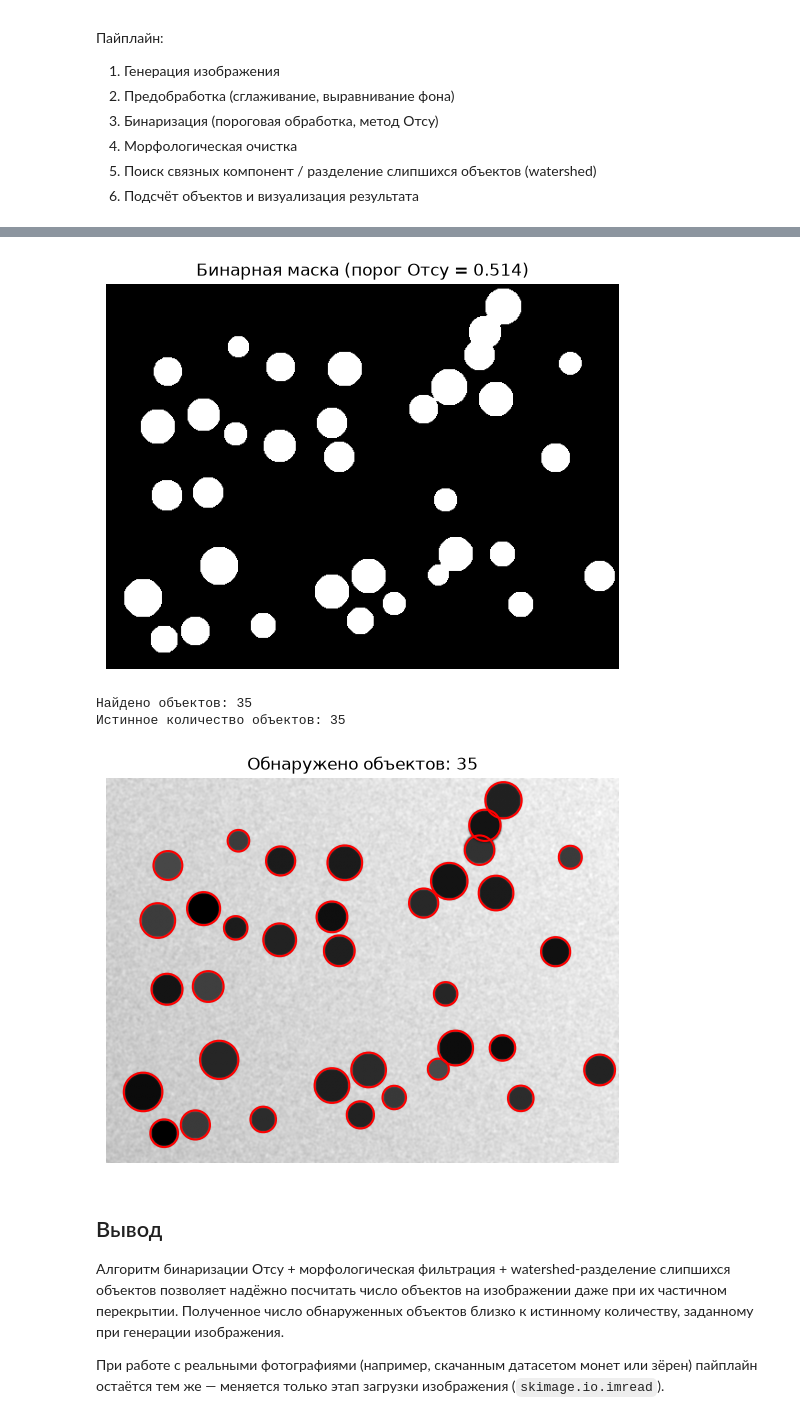
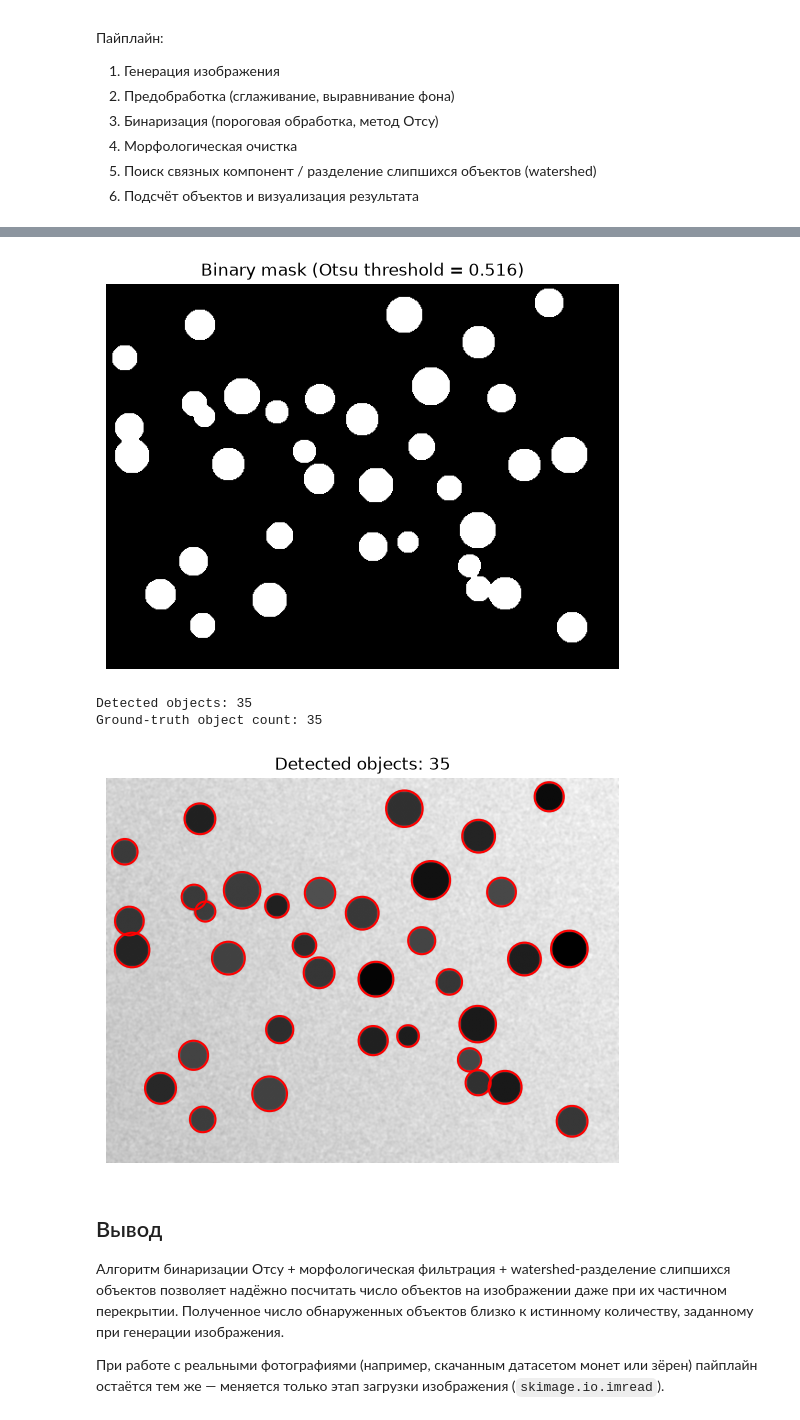
Before and after one commit to sdavidkh/test, a Jupyter notebook: image_processing_homework/detection_and_counting.ipynb, the cells around one changed output, grey strips where cells are left out. Drawn from its saved outputs; the diff is of its cells as text; code cells hidden in the pictures.

```diff
--- a/image_processing_homework/detection_and_counting.ipynb
+++ b/image_processing_homework/detection_and_counting.ipynb
@@ -29,12 +29,13 @@ from skimage.measure import label, regionprops
 from skimage.segmentation import watershed, clear_border
 from scipy import ndimage as ndi
 
-rng = np.random.default_rng(42)
+SEED = 123
+rng = np.random.default_rng(SEED)
 # %%
 def make_coins_image(n_coins=35, size=(420, 560)):
     h, w = size
-    background = 0.75 + 0.05 * np.random.default_rng(1).standard_normal((h, w))
-    # лёгкий градиент освещения
+    background = 0.75 + 0.05 * np.random.default_rng(SEED).standard_normal((h, w))
+    # slight illumination gradient
     yy, xx = np.mgrid[0:h, 0:w]
     background += 0.08 * (xx / w) - 0.04 * (yy / h)
 
@@ -48,7 +49,7 @@ def make_coins_image(n_coins=35, size=(420, 560)):
         r = rng.integers(12, 22)
         cy = rng.integers(r + 2, h - r - 2)
         cx = rng.integers(r + 2, w - r - 2)
-        # допускаем лёгкое перекрытие монет, но не полное совпадение центров
+        # allow slight overlap between coins, but not coinciding centers
         too_close = any(
             (cy - py) ** 2 + (cx - px) ** 2 < (0.55 * (r + pr)) ** 2
             for py, px, pr in placed
@@ -67,11 +68,11 @@ def make_coins_image(n_coins=35, size=(420, 560)):
 
 
 image, true_count = make_coins_image()
-print('Сгенерировано объектов (истинное значение):', true_count)
+print('Generated objects (ground truth):', true_count)
 
 plt.figure(figsize=(7, 5))
 plt.imshow(image, cmap='gray')
-plt.title('Исходное изображение')
+plt.title('Source image')
 plt.axis('off')
 plt.show()
 # %% [output]
@@ -80,22 +81,22 @@ plt.show()
 # %%
-# Бинаризация методом Отсу: объекты темнее фона
+# Otsu thresholding: objects are darker than the background
 thresh = threshold_otsu(image)
 binary = image < thresh
 
-# морфологическая очистка от шума
+# morphological cleanup of noise
 binary_clean = opening(binary, morph_disk(2))
 binary_clean = remove_small_objects(binary_clean, min_size=60)
 binary_clean = clear_border(binary_clean)
 
 plt.figure(figsize=(7, 5))
 plt.imshow(binary_clean, cmap='gray')
-plt.title(f'Бинарная маска (порог Отсу = {thresh:.3f})')
+plt.title(f'Binary mask (Otsu threshold = {thresh:.3f})')
 plt.axis('off')
 plt.show()
 # %% [output]
-[figure, old version]
+[figure, new version]
 # %%
-# Разделение слипшихся объектов через watershed по карте расстояний
+# Split touching objects via watershed on the distance map
 distance = ndi.distance_transform_edt(binary_clean)
 coords = ndi.maximum_filter(distance, size=15) == distance
 coords &= distance > 3
@@ -105,24 +106,24 @@ labels_ws = watershed(-distance, markers, mask=binary_clean)
 regions = regionprops(labels_ws)
 regions = [r for r in regions if r.area >= 60]
 detected_count = len(regions)
-print('Найдено объектов:', detected_count)
-print('Истинное количество объектов:', true_count)
+print('Detected objects:', detected_count)
+print('Ground-truth object count:', true_count)
 # %% [output]
-Найдено объектов: 35
-Истинное количество объектов: 35
+Detected objects: 35
+Ground-truth object count: 35
 # %%
 fig, ax = plt.subplots(figsize=(7, 5))
 ax.imshow(image, cmap='gray')
 for r in regions:
     cy, cx = r.centroid
     radius = np.sqrt(r.area / np.pi)
     circ = plt.Circle((cx, cy), radius, color='red', fill=False, linewidth=1.5)
     ax.add_patch(circ)
-ax.set_title(f'Обнаружено объектов: {detected_count}')
+ax.set_title(f'Detected objects: {detected_count}')
 ax.axis('off')
 plt.show()
 # %% [output]
-[figure, old version]
+[figure, new version]
 # %% [markdown]
 ## Вывод
 
```
Also changed, not shown: parts of 1 cell of this notebook, 2 other files.
